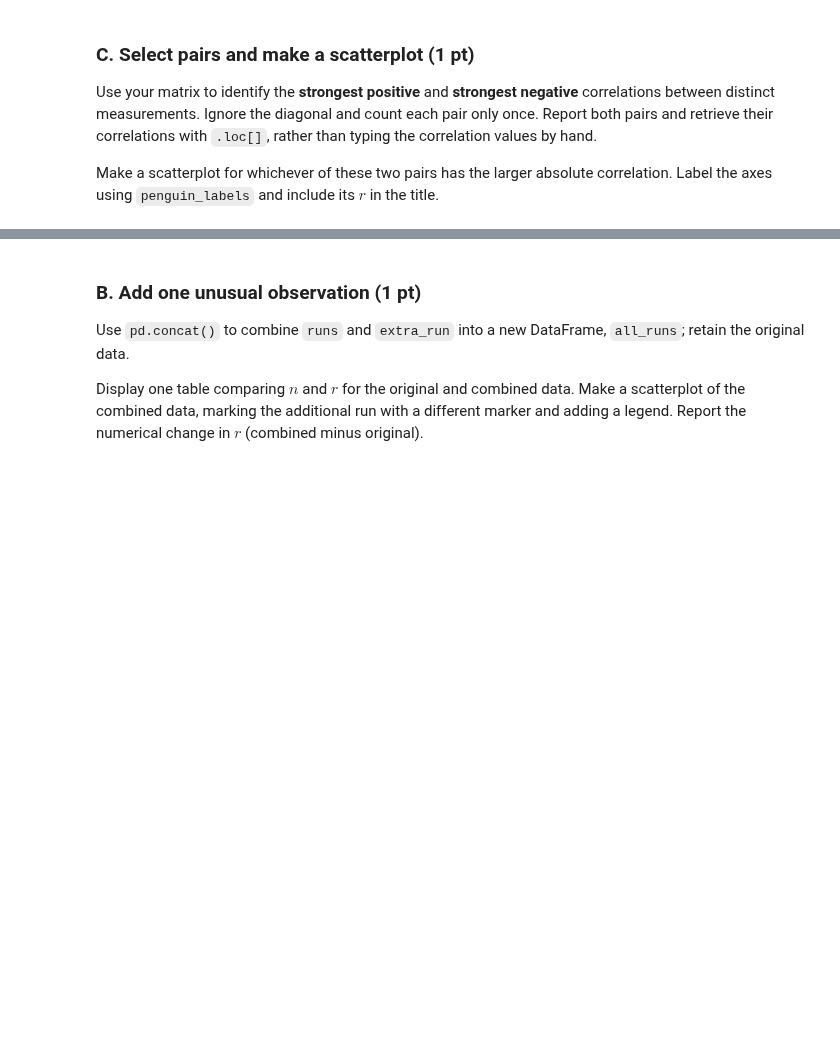
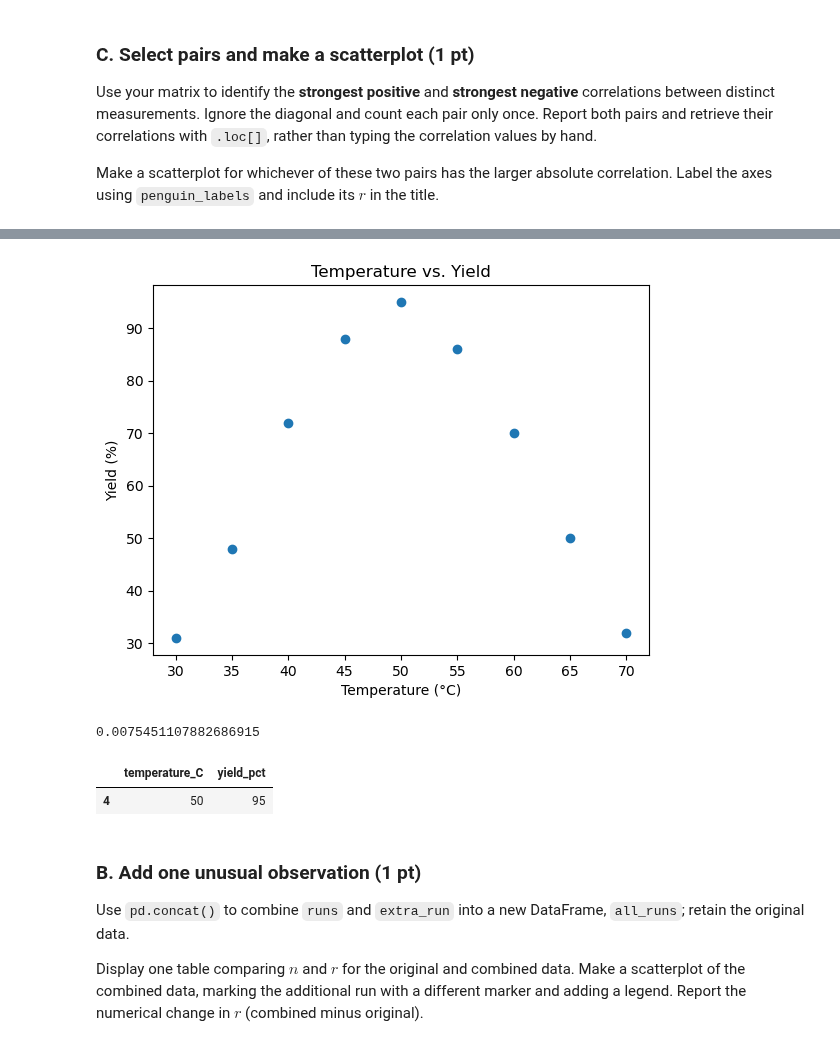
Before and after one commit to mda90-manny/26f-engr1451-2451, a Jupyter notebook: 1-assignments/LE05/LE05.ipynb, the cells around one changed output, grey strips where cells are left out. Cells and saved outputs as stored; diff of their text form; code cells hidden in the pictures; blank space fills up the shorter version.

```diff
--- a/1-assignments/LE05/LE05.ipynb
+++ b/1-assignments/LE05/LE05.ipynb
@@ -166,10 +258,27 @@ Plot temperature on the x-axis and yield on the y-axis, then calculate Pearson's
 # %%
 runs = pd.DataFrame({
     "temperature_C": [30, 35, 40, 45, 50, 55, 60, 65, 70],
     "yield_pct": [31, 48, 72, 88, 95, 86, 70, 50, 32],
 })
 
 # Your scatterplot, Pearson correlation, and maximum-yield run selection here
+plt.scatter(runs["temperature_C"], runs["yield_pct"])
+
+plt.xlabel("Temperature (°C)")
+plt.ylabel("Yield (%)")
+plt.title("Temperature vs. Yield")
+plt.show()
+r_original = runs["temperature_C"].corr(runs["yield_pct"])
+highest_yield = runs.loc[
+    runs["yield_pct"] == runs["yield_pct"].max()
+]
+print(r_original)
+display(highest_yield)
+# %% [output]
+[figure, added]
+0.0075451107882686915
+|  | temperature_C | yield_pct |
+| 4 | 50 | 95 |
 # %% [markdown]
 ### B. Add one unusual observation (1 pt)
 
```
Also changed, not shown: parts of 14 cells of this notebook, 1 other file.
